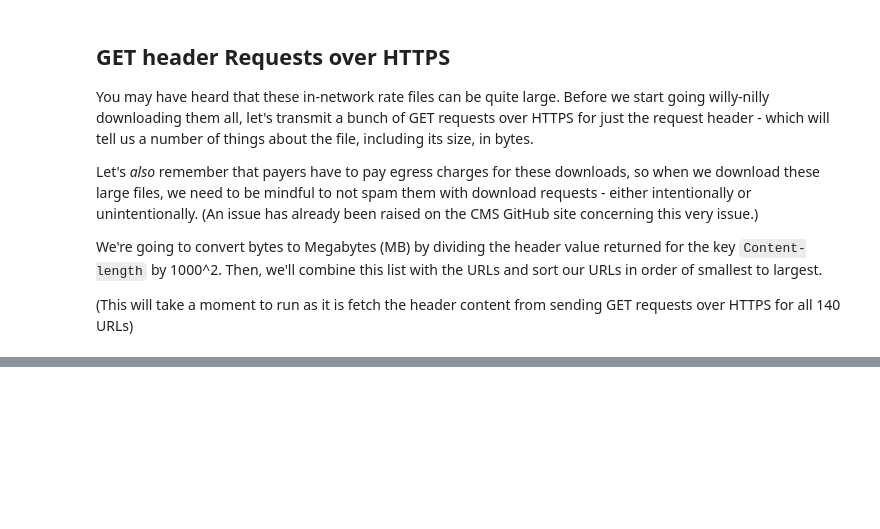
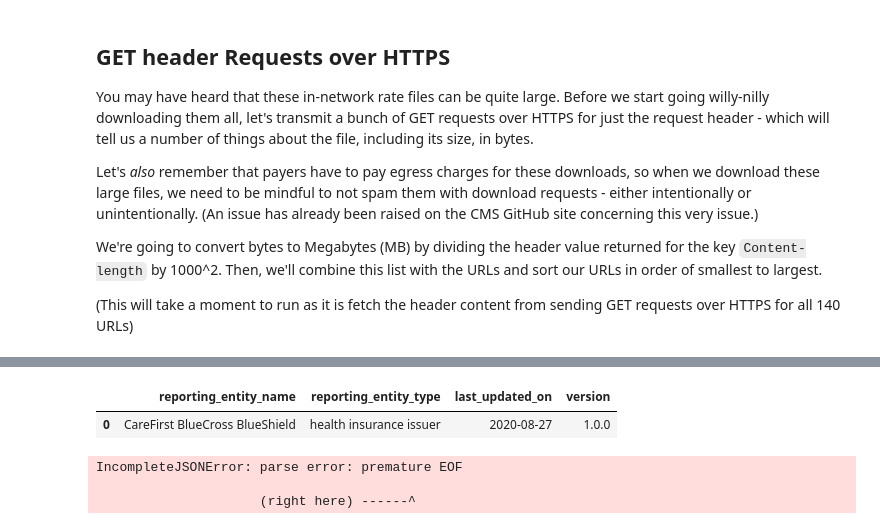
Before and after one commit to bentwheel/payer-price-transparency-tutorial, a Jupyter notebook: tic_in_network.ipynb, the cells around one changed output, grey strips where cells are left out. Cells and saved outputs as stored; diff of their text form; code cells hidden in the pictures; blank space fills up the shorter version.

```diff
--- a/tic_in_network.ipynb
+++ b/tic_in_network.ipynb
@@ -108,0 +198,24 @@ display(header_info_gb)
+# %%
+in_network_details = pd.DataFrame({k: v for d in base_rows for k, v in d.items()}, index=[0])
+display(in_network_details)
+# %% [output]
+|  | reporting_entity_name | reporting_entity_type | last_updated_on | version |
+| 0 | CareFirst BlueCross BlueShield | health insurance issuer | 2020-08-27 | 1.0.0 |
+# %%
+parser = ijson.parse(uncompressed_stream)
+
+for prefix, event, value in parser:
+    if prefix == 'reporting_entity_name':
+        reporting_entity_name = value
+    if prefix == 'reporting_entity_type':
+        reporting_entity_type = value
+    if prefix == 'last_updated_on':
+        last_updated_on = value
+    if prefix == 'version':
+        version = value
+
+print(reporting_entity_name, reporting_entity_type, last_updated_on, version)
+# %% [output]
+IncompleteJSONError: parse error: premature EOF
+
+                     (right here) ------^
```
Also changed, not shown: parts of 5 cells of this notebook.
